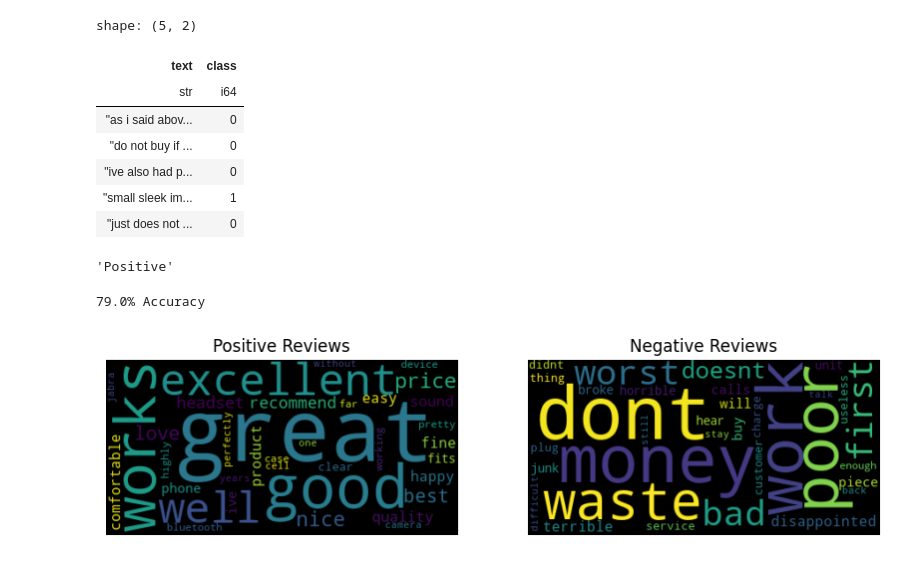
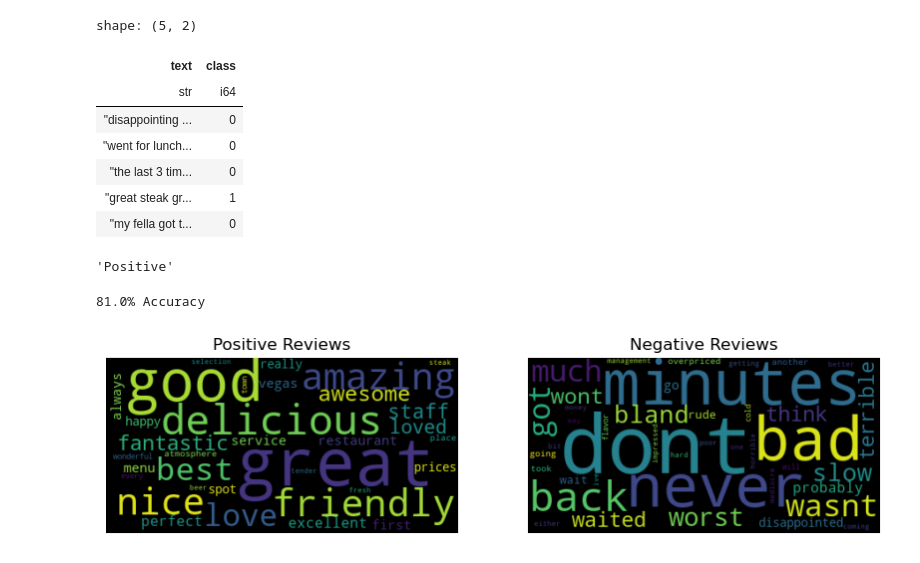
Before and after one commit to sbracellari/csi-6160, a Jupyter notebook: hw2.ipynb, the cells around one changed output. Drawn from its saved outputs; the diff is of its cells as text; code cells hidden in the pictures.

```diff
--- a/hw2.ipynb
+++ b/hw2.ipynb
@@ -2,7 +2,7 @@
 import polars as pl
 from sklearn.model_selection import train_test_split
 
-f_name = "amazon_cells_labelled.txt"
+f_name = "yelp_labelled.txt"
 df = pl.read_csv(f_name, has_header=False, sep="\t", new_columns=["text", "class"])
 df = df.with_columns(pl.col("text").str.replace_all("[^\s\w\d]", "").str.to_lowercase())
 df_train, df_test = train_test_split(df, test_size=0.2, random_state=2023)
@@ -12,11 +12,11 @@ df_train.tail()
 shape: (5, 2)
 | text | class |
 | str | i64 |
-| "as i said abov... | 0 |
-| "do not buy if ... | 0 |
-| "ive also had p... | 0 |
-| "small sleek im... | 1 |
-| "just does not ... | 0 |
+| "disappointing ... | 0 |
+| "went for lunch... | 0 |
+| "the last 3 tim... | 0 |
+| "great steak gr... | 1 |
+| "my fella got t... | 0 |
 # %%
 # count the occurrence of each distinct word
 def count_words(df):
@@ -26,12 +26,12 @@ VOCAB_SIZE = len(count_words(df)) # number of distinct words in the entire datas
 LABEL_TO_NAME = {0: "Negative", 1: "Positive"}
 # %%
 def build_categories(df_train):
-    cats = []
+    cats = {}
     for label, df in df_train.partition_by(groups="class", as_dict=True).items():
         wc = count_words(df).get_column("counts").sum()
         table = dict(count_words(df).rows())
         prior = len(df) / len(df_train)
-        cats.append(Category(label, prior, wc, table))
+        cats[label] = Category(label, prior, wc, table)
     return cats
 
 class Category:
@@ -56,9 +56,9 @@ def sentence_prob(sentence: list[str], class_dict, word_class_count):
         prob *= conditional_prob(word_class_count, word_count)
     return prob
 
-def nb(sentence: list[str], cats: list[Category]):
+def nb(sentence: list[str], cats):
     best_cat, best = 0, -1
-    for cat in cats:
+    for cat in cats.values():
         prob = cat.prior * sentence_prob(sentence, cat.table, cat.word_count)
         if prob > best:
             best_cat, best = cat, prob
@@ -81,30 +81,30 @@ def validation_acc(test_df, cats):
 
 validation_acc(df_test, cats)
 # %% [output]
-79.0% Accuracy
+81.0% Accuracy
 # %%
 from wordcloud import WordCloud
 import matplotlib.pyplot as plt
 
 cats = build_categories(df)
-neg, pos = cats
+neg, pos = cats[0], cats[1]
 
 def cloud_prep(cat: dict[str, float], comparison: dict[str, float]):
     parsed = {}
     for key in cat.table:
         freq = cat.table.get(key, 0) - comparison.table.get(key, 0)
         if freq > 5: parsed[key] = freq
     return ''.join([(key+' ')*parsed[key] for key in parsed])
 
 pos_cloud, neg_cloud = cloud_prep(pos, neg), cloud_prep(neg, pos)
 
 fig, axs = plt.subplots(1, 2, figsize=(10, 15))
 clouds, titles = [pos_cloud, neg_cloud], ['Positive Reviews', 'Negative Reviews']
 
 for i, (cloud, title) in enumerate(zip(clouds, titles)):
     wordcloud = WordCloud(collocations=False).generate(cloud)
     axs[i].set_title(title)
     axs[i].axis('off')
     axs[i].imshow(wordcloud, interpolation='bilinear')
 # %% [output]
-[figure, old version]
+[figure, new version]
```
